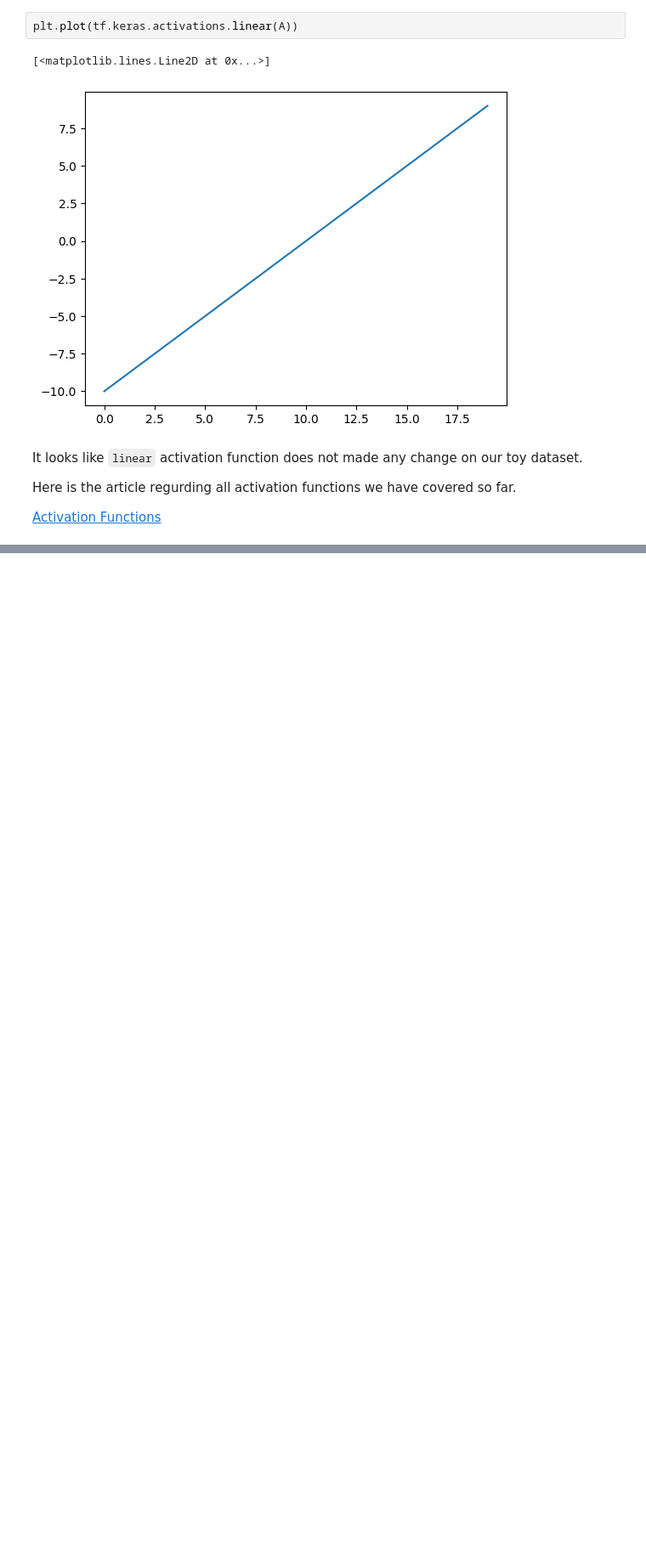
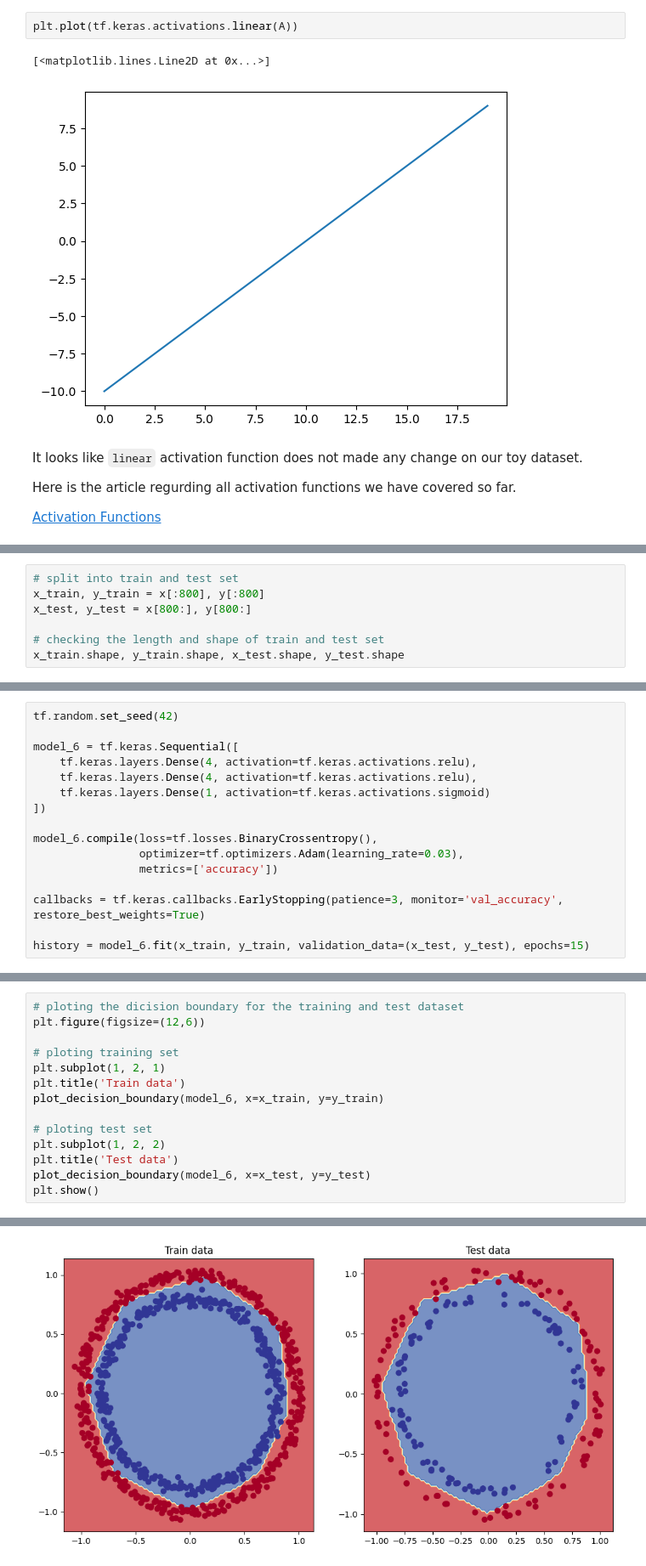
Before and after one commit to Muntasir2179/tensorflow-learning, a Jupyter notebook: 02_neural_network_classification_with_tensorflow.ipynb, the cells around one changed output, grey strips where cells are left out. Shown at 85% size. Saved outputs shown, nothing was run; the diff lists cells and outputs as text; blank space fills up the shorter version.

Commit message:
improving model and visualize performance on train and test data

```diff
--- a/02_neural_network_classification_with_tensorflow.ipynb
+++ b/02_neural_network_classification_with_tensorflow.ipynb
@@ -469,0 +476,7 @@ Here is the article regurding all activation functions we have covered so far.
+# %%
+# split into train and test set
+x_train, y_train = x[:800], y[:800]
+x_test, y_test = x[800:], y[800:]
+
+# checking the length and shape of train and test set
+x_train.shape, y_train.shape, x_test.shape, y_test.shape
@@ -469,0 +485,16 @@ Here is the article regurding all activation functions we have covered so far.
+# %%
+tf.random.set_seed(42)
+
+model_6 = tf.keras.Sequential([
+    tf.keras.layers.Dense(4, activation=tf.keras.activations.relu),
+    tf.keras.layers.Dense(4, activation=tf.keras.activations.relu),
+    tf.keras.layers.Dense(1, activation=tf.keras.activations.sigmoid)
+])
+
+model_6.compile(loss=tf.losses.BinaryCrossentropy(),
+                optimizer=tf.optimizers.Adam(learning_rate=0.03),
+                metrics=['accuracy'])
+
+callbacks = tf.keras.callbacks.EarlyStopping(patience=3, monitor='val_accuracy', restore_best_weights=True)
+
+history = model_6.fit(x_train, y_train, validation_data=(x_test, y_test), epochs=15)
@@ -469,0 +528,15 @@ Here is the article regurding all activation functions we have covered so far.
+# %%
+# ploting the dicision boundary for the training and test dataset
+plt.figure(figsize=(12,6))
+
+# ploting training set
+plt.subplot(1, 2, 1)
+plt.title('Train data')
+plot_decision_boundary(model_6, x=x_train, y=y_train)
+
+# ploting test set
+plt.subplot(1, 2, 2)
+plt.title('Test data')
+plot_decision_boundary(model_6, x=x_test, y=y_test)
+plt.show()
+# %% [output]
@@ -469,0 +547 @@ Here is the article regurding all activation functions we have covered so far.
+[figure, added]
```
Also changed, not shown: parts of 19 cells of this notebook.
